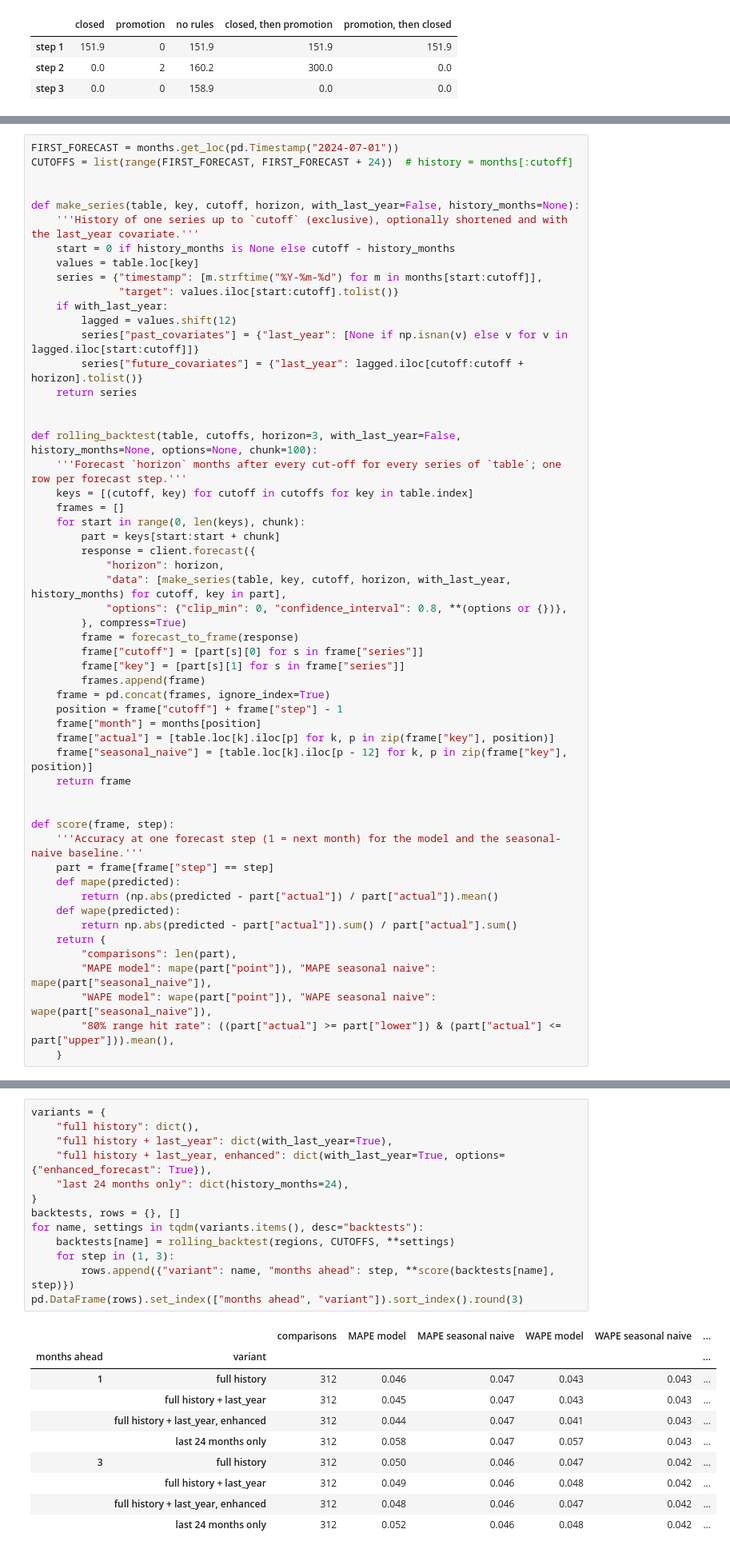
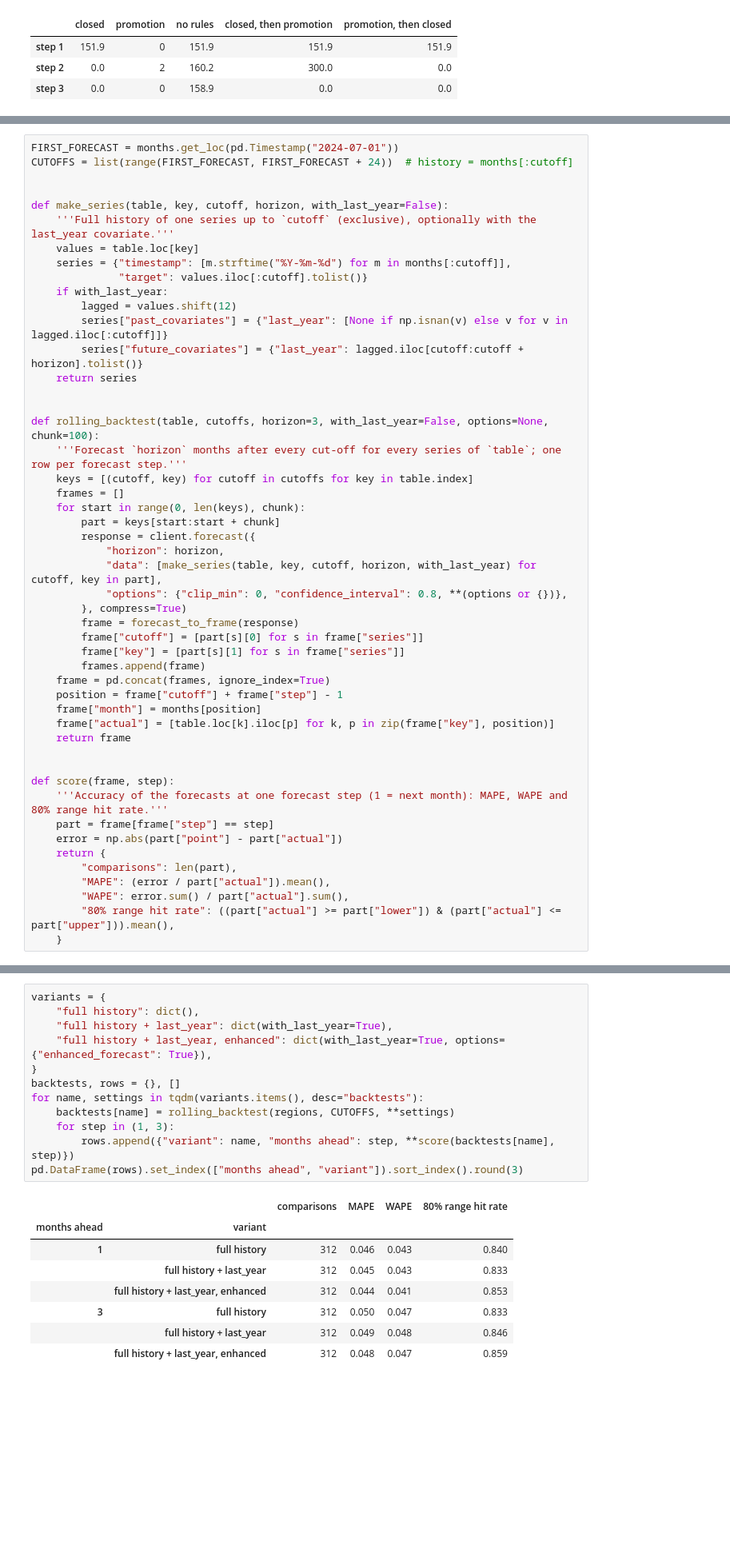
Before and after one commit to SAP-samples/sap-btp-ai-best-practices, a Jupyter notebook: best-practices/narrow-ai/RPT-1/python/rest/03_RPT-TS_forecast.ipynb, the cells around one changed output, grey strips where cells are left out. Shown at 80% size. Saved outputs shown, nothing was run; the diff lists cells and outputs as text; blank space fills up the shorter version.

```diff
--- a/best-practices/narrow-ai/RPT-1/python/rest/03_RPT-TS_forecast.ipynb
+++ b/best-practices/narrow-ai/RPT-1/python/rest/03_RPT-TS_forecast.ipynb
@@ -324,20 +322,19 @@ FIRST_FORECAST = months.get_loc(pd.Timestamp("2024-07-01"))
 CUTOFFS = list(range(FIRST_FORECAST, FIRST_FORECAST + 24))  # history = months[:cutoff]
 
 
-def make_series(table, key, cutoff, horizon, with_last_year=False, history_months=None):
-    '''History of one series up to `cutoff` (exclusive), optionally shortened and with the last_year covariate.'''
-    start = 0 if history_months is None else cutoff - history_months
+def make_series(table, key, cutoff, horizon, with_last_year=False):
+    '''Full history of one series up to `cutoff` (exclusive), optionally with the last_year covariate.'''
     values = table.loc[key]
-    series = {"timestamp": [m.strftime("%Y-%m-%d") for m in months[start:cutoff]],
-              "target": values.iloc[start:cutoff].tolist()}
+    series = {"timestamp": [m.strftime("%Y-%m-%d") for m in months[:cutoff]],
+              "target": values.iloc[:cutoff].tolist()}
     if with_last_year:
         lagged = values.shift(12)
-        series["past_covariates"] = {"last_year": [None if np.isnan(v) else v for v in lagged.iloc[start:cutoff]]}
+        series["past_covariates"] = {"last_year": [None if np.isnan(v) else v for v in lagged.iloc[:cutoff]]}
         series["future_covariates"] = {"last_year": lagged.iloc[cutoff:cutoff + horizon].tolist()}
     return series
 
 
-def rolling_backtest(table, cutoffs, horizon=3, with_last_year=False, history_months=None, options=None, chunk=100):
+def rolling_backtest(table, cutoffs, horizon=3, with_last_year=False, options=None, chunk=100):
     '''Forecast `horizon` months after every cut-off for every series of `table`; one row per forecast step.'''
     keys = [(cutoff, key) for cutoff in cutoffs for key in table.index]
     frames = []
@@ -345,7 +342,7 @@ def rolling_backtest(table, cutoffs, horizon=3, with_last_year=False, history_mo
         part = keys[start:start + chunk]
         response = client.forecast({
             "horizon": horizon,
-            "data": [make_series(table, key, cutoff, horizon, with_last_year, history_months) for cutoff, key in part],
+            "data": [make_series(table, key, cutoff, horizon, with_last_year) for cutoff, key in part],
             "options": {"clip_min": 0, "confidence_interval": 0.8, **(options or {})},
         }, compress=True)
         frame = forecast_to_frame(response)
@@ -356,21 +353,17 @@ def rolling_backtest(table, cutoffs, horizon=3, with_last_year=False, history_mo
     position = frame["cutoff"] + frame["step"] - 1
     frame["month"] = months[position]
     frame["actual"] = [table.loc[k].iloc[p] for k, p in zip(frame["key"], position)]
-    frame["seasonal_naive"] = [table.loc[k].iloc[p - 12] for k, p in zip(frame["key"], position)]
     return frame
 
 
 def score(frame, step):
-    '''Accuracy at one forecast step (1 = next month) for the model and the seasonal-naive baseline.'''
+    '''Accuracy of the forecasts at one forecast step (1 = next month): MAPE, WAPE and 80% range hit rate.'''
     part = frame[frame["step"] == step]
-    def mape(predicted):
-        return (np.abs(predicted - part["actual"]) / part["actual"]).mean()
-    def wape(predicted):
-        return np.abs(predicted - part["actual"]).sum() / part["actual"].sum()
+    error = np.abs(part["point"] - part["actual"])
     return {
         "comparisons": len(part),
-        "MAPE model": mape(part["point"]), "MAPE seasonal naive": mape(part["seasonal_naive"]),
-        "WAPE model": wape(part["point"]), "WAPE seasonal naive": wape(part["seasonal_naive"]),
+        "MAPE": (error / part["actual"]).mean(),
+        "WAPE": error.sum() / part["actual"].sum(),
         "80% range hit rate": ((part["actual"] >= part["lower"]) & (part["actual"] <= part["upper"])).mean(),
     }
 # %% [markdown]
@@ -389,27 +383,24 @@ Metrics:
 # %%
 variants = {
     "full history": dict(),
     "full history + last_year": dict(with_last_year=True),
     "full history + last_year, enhanced": dict(with_last_year=True, options={"enhanced_forecast": True}),
-    "last 24 months only": dict(history_months=24),
 }
 backtests, rows = {}, []
 for name, settings in tqdm(variants.items(), desc="backtests"):
     backtests[name] = rolling_backtest(regions, CUTOFFS, **settings)
     for step in (1, 3):
         rows.append({"variant": name, "months ahead": step, **score(backtests[name], step)})
 pd.DataFrame(rows).set_index(["months ahead", "variant"]).sort_index().round(3)
 # %% [output]
-|  |  | comparisons | MAPE model | MAPE seasonal naive | WAPE model | WAPE seasonal naive | ... |
-| months ahead | variant |  |  |  |  |  | ... |
-| 1 | full history | 312 | 0.046 | 0.047 | 0.043 | 0.043 | ... |
-|  | full history + last_year | 312 | 0.045 | 0.047 | 0.043 | 0.043 | ... |
-|  | full history + last_year, enhanced | 312 | 0.044 | 0.047 | 0.041 | 0.043 | ... |
-|  | last 24 months only | 312 | 0.058 | 0.047 | 0.057 | 0.043 | ... |
-| 3 | full history | 312 | 0.050 | 0.046 | 0.047 | 0.042 | ... |
-|  | full history + last_year | 312 | 0.049 | 0.046 | 0.048 | 0.042 | ... |
-|  | full history + last_year, enhanced | 312 | 0.048 | 0.046 | 0.047 | 0.042 | ... |
-|  | last 24 months only | 312 | 0.052 | 0.046 | 0.048 | 0.042 | ... |
+|  |  | comparisons | MAPE | WAPE | 80% range hit rate |
+| months ahead | variant |  |  |  |  |
+| 1 | full history | 312 | 0.046 | 0.043 | 0.840 |
+|  | full history + last_year | 312 | 0.045 | 0.043 | 0.833 |
+|  | full history + last_year, enhanced | 312 | 0.044 | 0.041 | 0.853 |
+| 3 | full history | 312 | 0.050 | 0.047 | 0.833 |
+|  | full history + last_year | 312 | 0.049 | 0.048 | 0.846 |
+|  | full history + last_year, enhanced | 312 | 0.048 | 0.047 | 0.859 |
 # %% [markdown]
 **Cross-learning.** `options.cross_learning = true` lets the model learn across all series of one request, which can help when the series are related (regions of one country). Because of the leakage issue above, it is tested with one request per cut-off (every second cut-off, to keep the number of requests small).
 # %%
```
Also changed, not shown: parts of 10 cells of this notebook, 4 other files.
